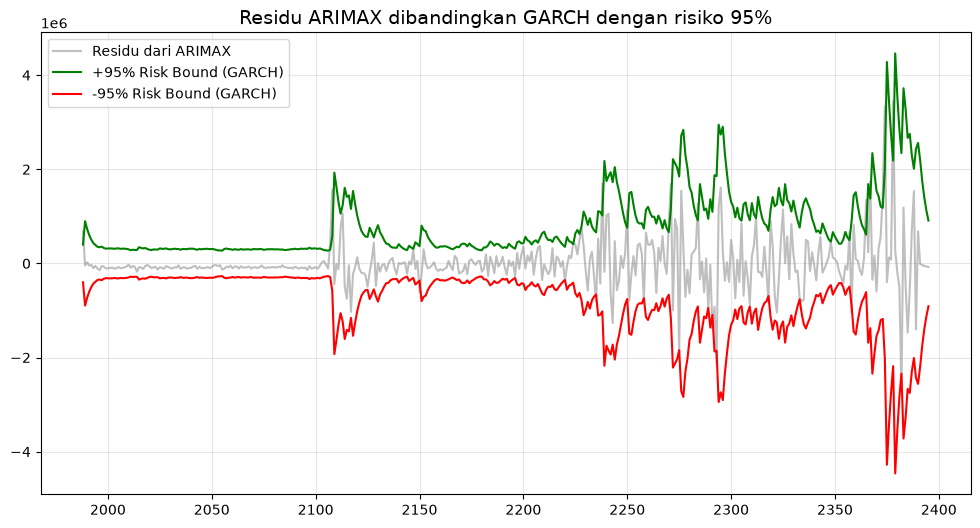
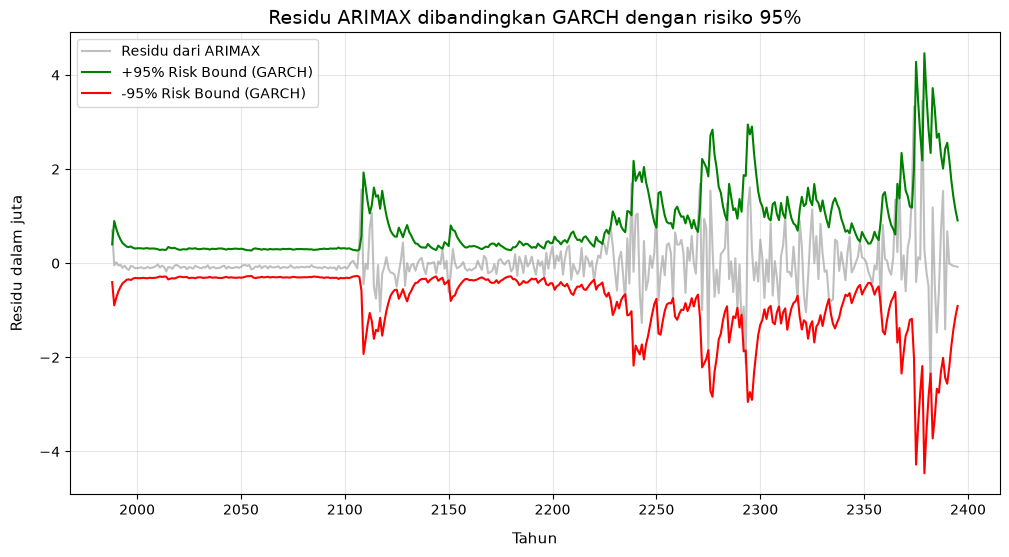
The change to this notebook cell's code, shown as a diff; its figure went from the first image to the second:
--- before
+++ after
@@ -1,8 +1,8 @@
 plt.figure(figsize=(12, 6))
-plt.plot(arima_multi.resid.index + MIN_TAHUN, arima_multi.resid, label='Residu dari ARIMAX', color='gray', alpha=0.5)
+plt.plot(arima_multi.resid.index + MIN_TAHUN, arima_multi.resid / 1e6, label='Residu dari ARIMAX', color='gray', alpha=0.5)
 
-plt.plot(cond_volam.index + MIN_TAHUN, 1.96 * cond_volam, 
+plt.plot(cond_volam.index + MIN_TAHUN, 1.96 * cond_volam / 1e6, 
          color='green', label='+95% Risk Bound (GARCH)', linewidth=1.5)
-plt.plot(cond_volam.index + MIN_TAHUN, -1.96 * cond_volam, 
+plt.plot(cond_volam.index + MIN_TAHUN, -1.96 * cond_volam / 1e6, 
          color='red', label='-95% Risk Bound (GARCH)', linewidth=1.5)
 
@@ -13,3 +13,5 @@
 plt.legend()
 plt.grid(True, alpha=0.3)
+plt.xlabel('Tahun', fontsize=11, labelpad=10)
+plt.ylabel('Residu dalam juta', fontsize=11, labelpad=10)
 plt.show()

Commit: push marimo